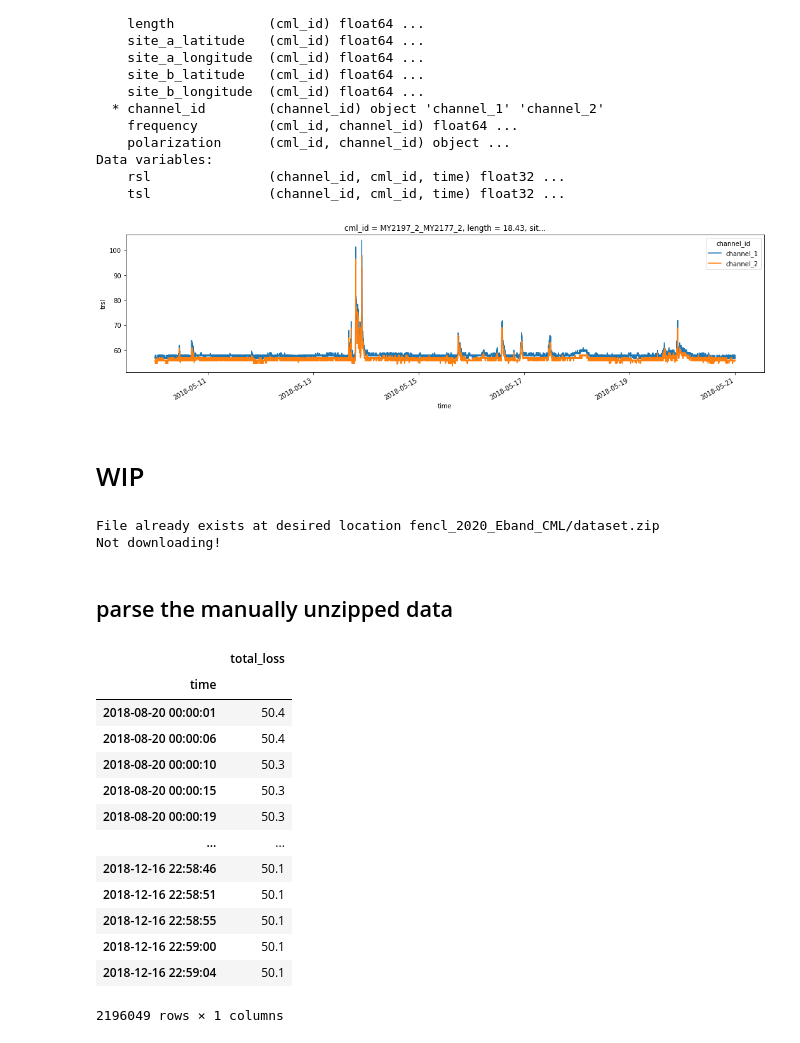
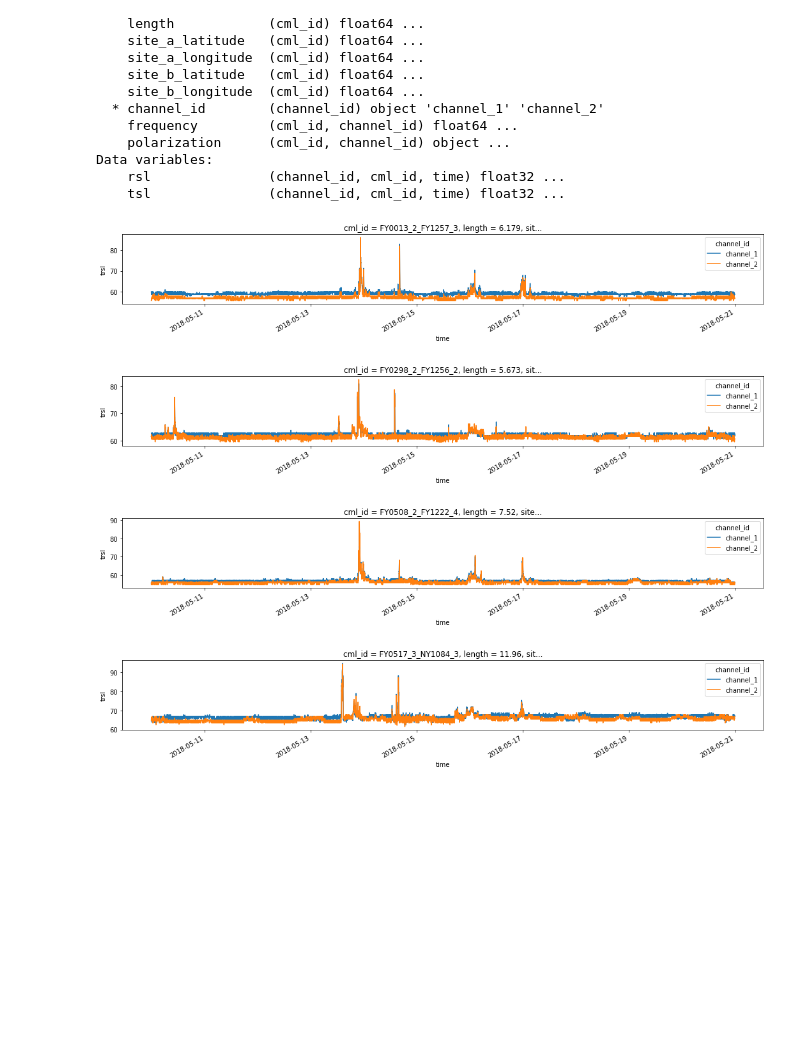
Before and after one commit to OpenSenseAction/OPENSENSE_sandbox, a Jupyter notebook: Explore existing datasets.ipynb, the cells around one changed output. Saved outputs shown, nothing was run; the diff lists cells and outputs as text; code cells hidden in the pictures; blank space fills up the shorter version.

```diff
--- a/Explore existing datasets.ipynb
+++ b/Explore existing datasets.ipynb
@@ -19,5 +20,5 @@ Not downloading!
 # %%
-ds = oddt.tranform_fencl_2021_Eband_data('fencl_2021_Eband_data/Dataset_1.0.0.zip')
+ds = oddt.tranform_fencl_2021_Eband_data('data/fencl_2021_Eband_data/Dataset_1.0.0.zip')
 ds
 # %% [output]
 <xarray.Dataset>
@@ -51,5 +55,5 @@ Not downloading!
 # %%
-ds_list = oddt.transform_fencl_2020_Eband_data('fencl_2020_Eband_CML/dataset.zip')
+ds_list = oddt.transform_fencl_2020_Eband_data('data/fencl_2020_Eband_CML/dataset.zip')
 # %% [output]
 Parsing raw data from raw/commercial_microwave_links_total_loss/1a.csv
 Parsing raw data from raw/commercial_microwave_links_total_loss/1b.csv
@@ -66,4 +73,7 @@ Parsing raw data from raw/commercial_microwave_links_total_loss/6b.csv
 # %%
-for ds in ds_list[:5]:
-    ds.trsl.plot(x='time', figsize=(18, 2));
+for i, ds in enumerate(ds_list):
+    if i%2 == 0:
+        fig, ax = plt.subplots(figsize=(18, 2))
+    ds.trsl.plot(x='time', ax=ax, label=f'{ds.frequency.values} GHz');
+    plt.legend(loc=1)
 # %% [output]
@@ -87,5 +101,5 @@ Not downloading!
 # %%
-ds = xr.open_dataset('pycomlink_example_data/example_cml_data.nc')
+ds = xr.open_dataset('data/pycomlink_example_data/example_cml_data.nc')
 ds
 # %% [output]
 <xarray.Dataset>
@@ -107,23 +121,15 @@ Data variables:
 # %%
 # Set defaul fill values to NaN
 ds['tsl'] = ds.tsl.where(ds.tsl != 255.0)
 ds['rsl'] = ds.rsl.where(ds.rsl != -99.9)
 # Calculate TRSL
 ds['trsl'] = ds.tsl - ds.rsl
+
 # Plot
-ds.isel(cml_id=42).trsl.plot.line(x='time', figsize=(18,4));
+for i in range(4):
+    ds.isel(cml_id=i).trsl.plot.line(x='time', figsize=(18,2));
 # %% [output]
-[figure, old version]
+[figure, new version]
+[figure, added]
+[figure, added]
+[figure, added]
-# %% [markdown]
-# WIP
-# %%
-oddt.download_data_file(
-    "https://zenodo.org/record/4090953/files/dataset.zip",
-    local_path="fencl_2020_Eband_CML",
-    print_output=True,
-)
-# %% [output]
-File already exists at desired location fencl_2020_Eband_CML/dataset.zip
-Not downloading!
-# %% [markdown]
-## parse the manually unzipped data
@@ -132,23 +135,0 @@ import pandas as pd
-# %%
-df = pd.read_csv(
-    'fencl_2020_Eband_CML/raw/commercial_microwave_links_total_loss/1a.csv',
-    index_col=0,
-    parse_dates=True,
-    sep=';',
-)
-df
-# %% [output]
-|  | total_loss |
-| time |  |
-| 2018-08-20 00:00:01 | 50.4 |
-| 2018-08-20 00:00:06 | 50.4 |
-| 2018-08-20 00:00:10 | 50.3 |
-| 2018-08-20 00:00:15 | 50.3 |
-| 2018-08-20 00:00:19 | 50.3 |
-| ... | ... |
-| 2018-12-16 22:58:46 | 50.1 |
-| 2018-12-16 22:58:51 | 50.1 |
-| 2018-12-16 22:58:55 | 50.1 |
-| 2018-12-16 22:59:00 | 50.1 |
-| 2018-12-16 22:59:04 | 50.1 |
-2196049 rows × 1 columns
```
Also changed, not shown: parts of 17 cells of this notebook, 1 other file.
